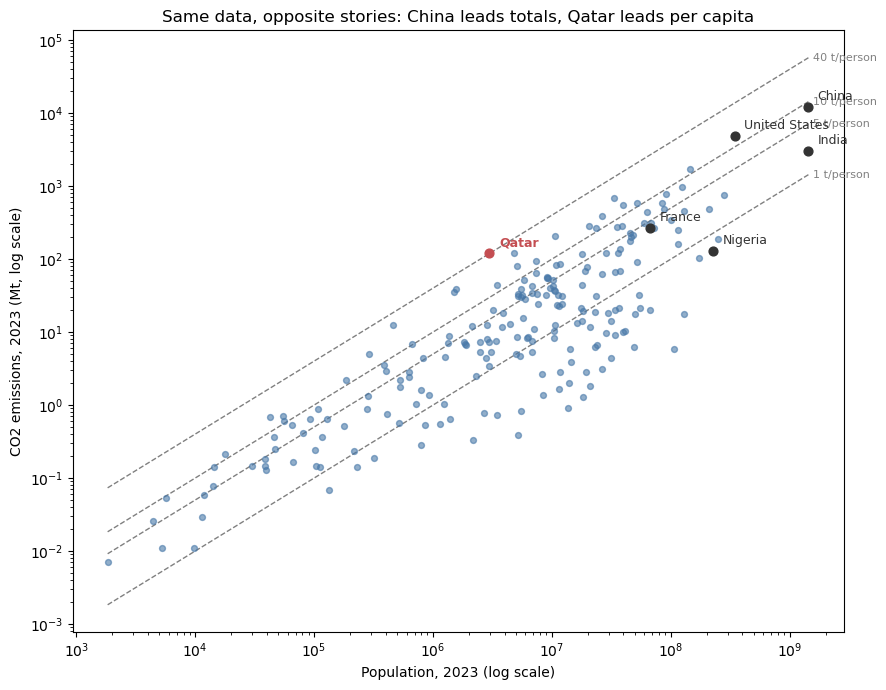
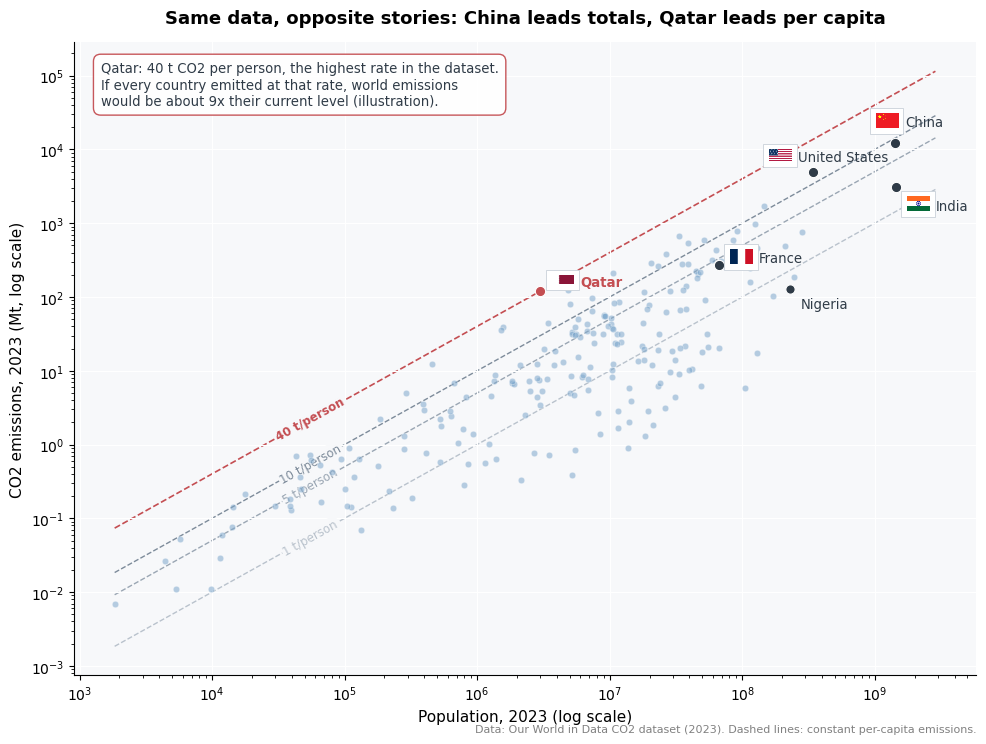
Code edit (unified diff) that turned the first committed figure into the second:
--- before
+++ after
@@ -1,40 +1,84 @@
+from matplotlib.offsetbox import AnnotationBbox, OffsetImage
+
 snap7 = countries[(countries["year"] == 2023) & countries["co2"].notna() & countries["population"].notna()]
 snap7 = snap7[(snap7["co2"] > 0) & (snap7["population"] > 0)]
 
-fig, ax = plt.subplots(figsize=(9, 7))
-ax.scatter(snap7["population"], snap7["co2"], s=18, alpha=0.6, color="#4878a8", zorder=3)
+fig, ax = plt.subplots(figsize=(10, 7.5))
+fig.patch.set_facecolor("white")
+ax.set_facecolor("#f7f8fa")
+
+ax.scatter(snap7["population"], snap7["co2"], s=22, alpha=0.55, color="#7da7cc",
+           edgecolor="white", linewidth=0.4, zorder=3)
 
 # Diagonals of constant per-capita emissions: co2 [Mt] = population * tpc / 1e6
-pop_range = np.logspace(np.log10(snap7["population"].min()), np.log10(snap7["population"].max()), 50)
-for tpc in [1, 5, 10, 40]:
-    ax.plot(pop_range, pop_range * tpc / 1e6, ls="--", lw=1, color="gray", zorder=1)
-    ax.annotate(f"{tpc} t/person", xy=(pop_range[-1], pop_range[-1] * tpc / 1e6),
-                fontsize=8, color="gray", ha="left", va="center", xytext=(3, 0),
-                textcoords="offset points")
+pmin, pmax = snap7["population"].min(), snap7["population"].max()
+pop_range = np.logspace(np.log10(pmin), np.log10(pmax) + 0.3, 50)
+label_x = pmin * 30  # place diagonal labels inside the axes, clear of the ticks
+for tpc, shade in zip([1, 5, 10, 40], ["#b9c2cc", "#9aa6b3", "#7d8b9a", "#c44e52"]):
+    ax.plot(pop_range, pop_range * tpc / 1e6, ls="--", lw=1.2 if tpc == 40 else 1,
+            color=shade, zorder=1)
+    ax.annotate(f"{tpc} t/person", xy=(label_x, label_x * tpc / 1e6), fontsize=8.5,
+                color=shade, ha="center", va="center", rotation=29, zorder=2,
+                fontweight="bold" if tpc == 40 else "normal",
+                bbox=dict(boxstyle="round,pad=0.15", facecolor="#f7f8fa", edgecolor="none"))
 
-highlight = {"Qatar": "#c44e52", "China": "#333333", "India": "#333333",
-             "United States": "#333333", "Nigeria": "#333333", "France": "#333333"}
-for name, col in highlight.items():
+# Highlighted countries with national flags placed right beside each dot
+FLAG_DIR = Path("../assets/flags")
+flags = {"Qatar": "qa", "China": "cn", "United States": "us", "India": "in", "France": "fr"}
+label_offsets = {"Qatar": (16, 8), "China": (-6, 16), "United States": (-24, 12),
+                 "India": (16, -12), "France": (16, 6)}
+for name, code in flags.items():
     row = snap7[snap7["country"] == name]
-    if len(row):
-        x, y = row["population"].iloc[0], row["co2"].iloc[0]
-        ax.scatter([x], [y], s=40, color=col, zorder=4)
-        ax.annotate(name, (x, y), textcoords="offset points", xytext=(7, 5),
-                    fontsize=9, color=col, fontweight="bold" if name == "Qatar" else "normal")
+    if not len(row):
+        continue
+    x, y = row["population"].iloc[0], row["co2"].iloc[0]
+    ax.scatter([x], [y], s=55, color="#c44e52" if name == "Qatar" else "#2f3b47",
+               zorder=4, edgecolor="white", linewidth=0.8)
+    flag_path = FLAG_DIR / f"{code}.png"
+    dx, dy = label_offsets[name]
+    if flag_path.exists():
+        ab = AnnotationBbox(OffsetImage(plt.imread(flag_path), zoom=0.2), (x, y),
+                            xybox=(dx, dy), boxcoords="offset points", zorder=5,
+                            frameon=True, bboxprops=dict(edgecolor="#c9d1d9", linewidth=0.6))
+        ax.add_artist(ab)
+        ax.annotate(name, (x, y), textcoords="offset points", xytext=(dx + 13, dy - 4),
+                    fontsize=9.5, color="#c44e52" if name == "Qatar" else "#2f3b47",
+                    fontweight="bold" if name == "Qatar" else "normal", ha="left")
+    else:
+        ax.annotate(name, (x, y), textcoords="offset points", xytext=(dx, dy), fontsize=9.5)
+
+# Nigeria kept as a plain label (contrast case: 220M people, under 1 t/person)
+row = snap7[snap7["country"] == "Nigeria"]
+ax.scatter(row["population"], row["co2"], s=45, color="#2f3b47", zorder=4,
+           edgecolor="white", linewidth=0.8)
+ax.annotate("Nigeria", (row["population"].iloc[0], row["co2"].iloc[0]),
+            textcoords="offset points", xytext=(8, -14), fontsize=9.5, color="#2f3b47")
+
+# Insight box: the counterfactual, framed as an illustration
+qtr = snap7[snap7["country"] == "Qatar"].iloc[0]
+tpc_qatar = qtr["co2"] * 1e6 / qtr["population"]
+world_ratio = (snap7["population"].sum() * tpc_qatar / 1e6) / snap7["co2"].sum()
+ax.text(0.03, 0.97,
+        f"Qatar: {tpc_qatar:.0f} t CO2 per person, the highest rate in the dataset.\n"
+        f"If every country emitted at that rate, world emissions\n"
+        f"would be about {world_ratio:.0f}x their current level (illustration).",
+        transform=ax.transAxes, va="top", ha="left", fontsize=9.5, color="#2f3b47",
+        bbox=dict(boxstyle="round,pad=0.55", facecolor="white", edgecolor="#c44e52", alpha=0.95))
 
 ax.set_xscale("log")
 ax.set_yscale("log")
-ax.set_xlabel("Population, 2023 (log scale)")
-ax.set_ylabel("CO2 emissions, 2023 (Mt, log scale)")
-ax.set_title("Same data, opposite stories: China leads totals, Qatar leads per capita")
+ax.set_xlabel("Population, 2023 (log scale)", fontsize=11)
+ax.set_ylabel("CO2 emissions, 2023 (Mt, log scale)", fontsize=11)
+ax.set_title("Same data, opposite stories: China leads totals, Qatar leads per capita",
+             fontsize=13, fontweight="bold", pad=14)
+ax.spines[["top", "right"]].set_visible(False)
+ax.grid(True, which="major", color="white", lw=0.8, zorder=0)
+ax.text(1.0, -0.09, "Data: Our World in Data CO2 dataset (2023). Dashed lines: constant per-capita emissions.",
+        transform=ax.transAxes, ha="right", fontsize=8, color="gray")
 fig.tight_layout()
-fig.savefig(FIG_DIR / "fig7_population_percapita.png", dpi=150)
+fig.savefig(FIG_DIR / "fig7_population_percapita.png", dpi=150, facecolor="white")
 plt.show()
 
-qtr = snap7[snap7["country"] == "Qatar"].iloc[0]
-world_pop = snap7["population"].sum()
-world_at_qatar_rate = world_pop * (qtr["co2"] * 1e6 / qtr["population"]) / 1e6
-print(f"Qatar per capita: {qtr['co2'] * 1e6 / qtr['population']:.1f} t/person")
+print(f"Qatar per capita: {tpc_qatar:.1f} t/person")
 print(f"World total 2023: {snap7['co2'].sum():.0f} Mt")
-print(f"World at Qatar's per-capita rate: {world_at_qatar_rate:.0f} Mt "
-      f"({world_at_qatar_rate / snap7['co2'].sum():.1f}x current)")
+print(f"World at Qatar's per-capita rate: {world_ratio:.1f}x current")

Commit: Beautify figure 7: national flags, styled diagonals, insight box